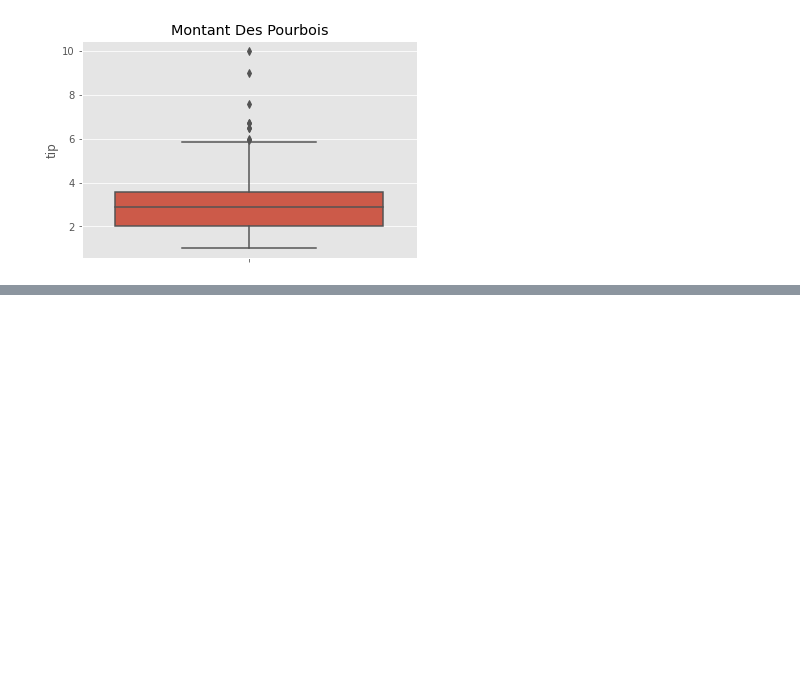
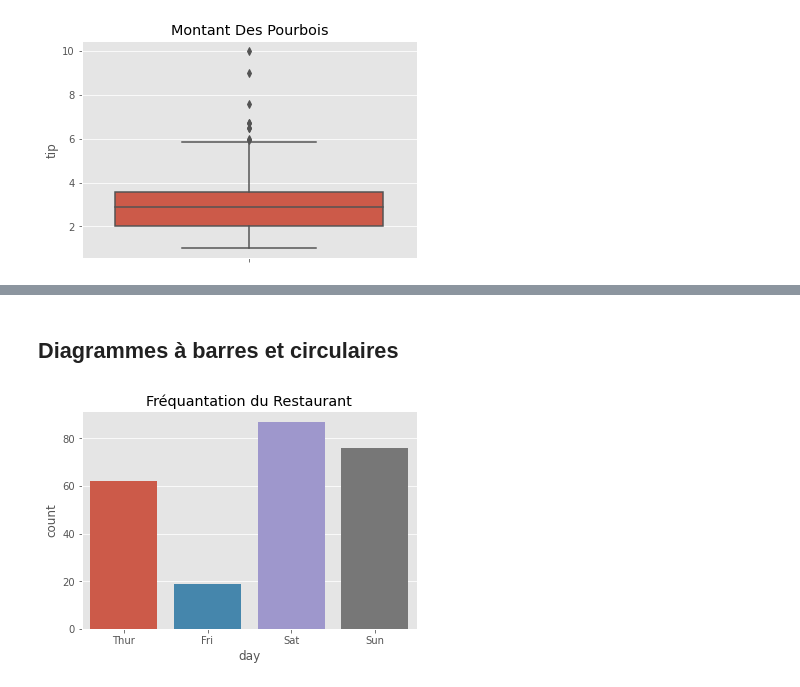
Before and after one commit to camara94/Statistique_pour_la_datascience, a Jupyter notebook: Visualisation univariée des données.ipynb, the cells around one changed output, grey strips where cells are left out. Cells and saved outputs as stored; diff of their text form; code cells hidden in the pictures; blank space fills up the shorter version.

```diff
--- a/Visualisation univariée des données.ipynb
+++ b/Visualisation univariée des données.ipynb
@@ -102,0 +105,8 @@ s
+# %% [markdown]
+## Diagrammes à barres et circulaires
+# %%
+# Diagramme à barre de la variable 'day'
+
+sns.countplot(df.day).set_title('Fréquantation du Restaurant');
+# %% [output]
+[figure, added]
```
Also changed, not shown: parts of 2 cells of this notebook.
